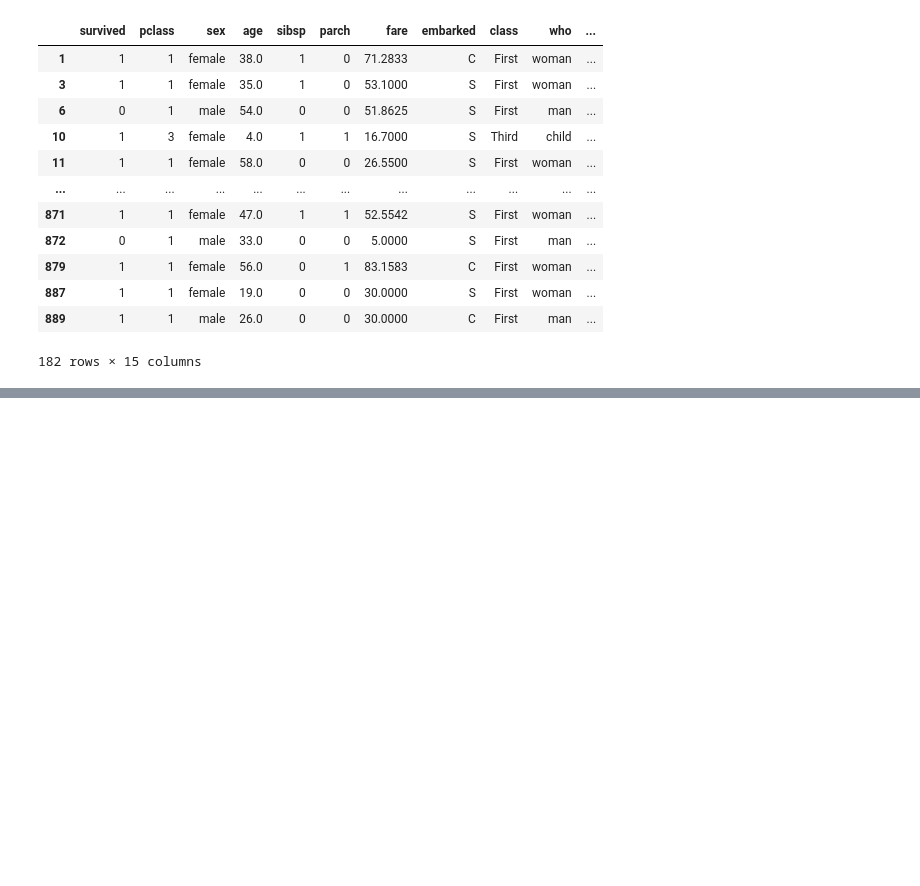
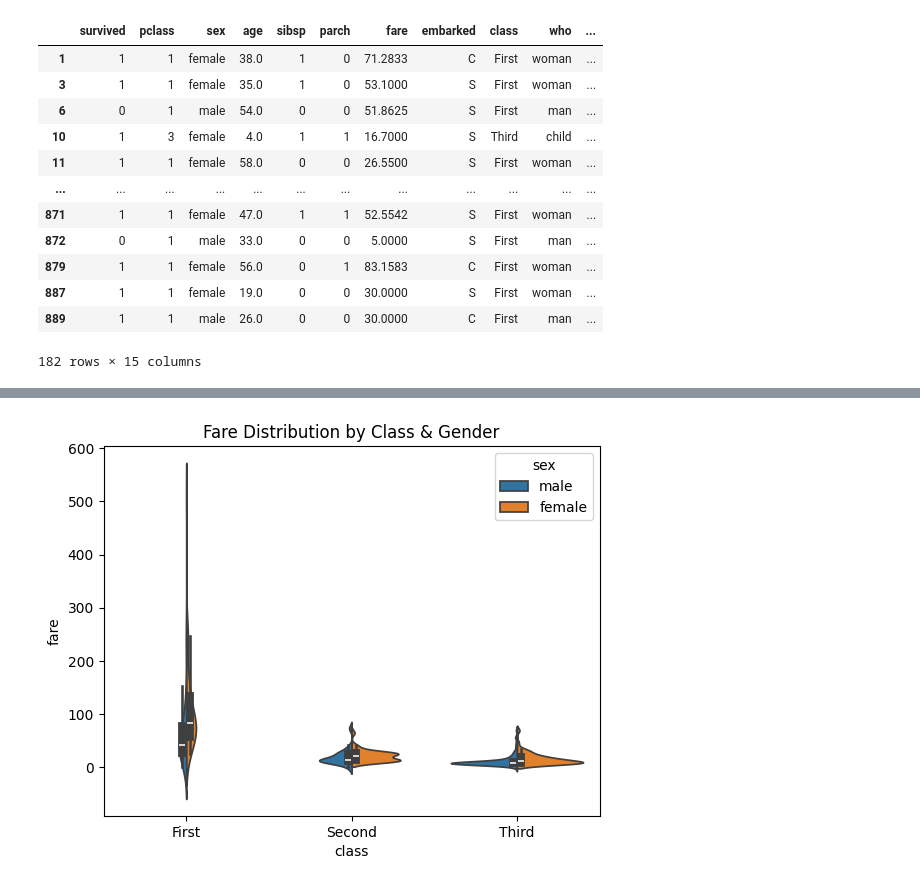
Before and after one commit to RangeshPandianPT/Data-Science_with-ML, a Jupyter notebook: Data_Visualization.ipynb, the cells around one changed output, grey strips where cells are left out. Saved outputs shown, nothing was run; the diff lists cells and outputs as text; code cells hidden in the pictures; blank space fills up the shorter version.

```diff
--- a/Data_Visualization.ipynb
+++ b/Data_Visualization.ipynb
@@ -349,0 +371,6 @@ titanic_data_2
+# %%
+sns.violinplot(x="class", y="fare", hue="sex", split=True, data=titanic)
+plt.title("Fare Distribution by Class & Gender")
+plt.show()
+# %% [output]
+[figure, added]
```
Also changed, not shown: parts of 7 cells of this notebook.
